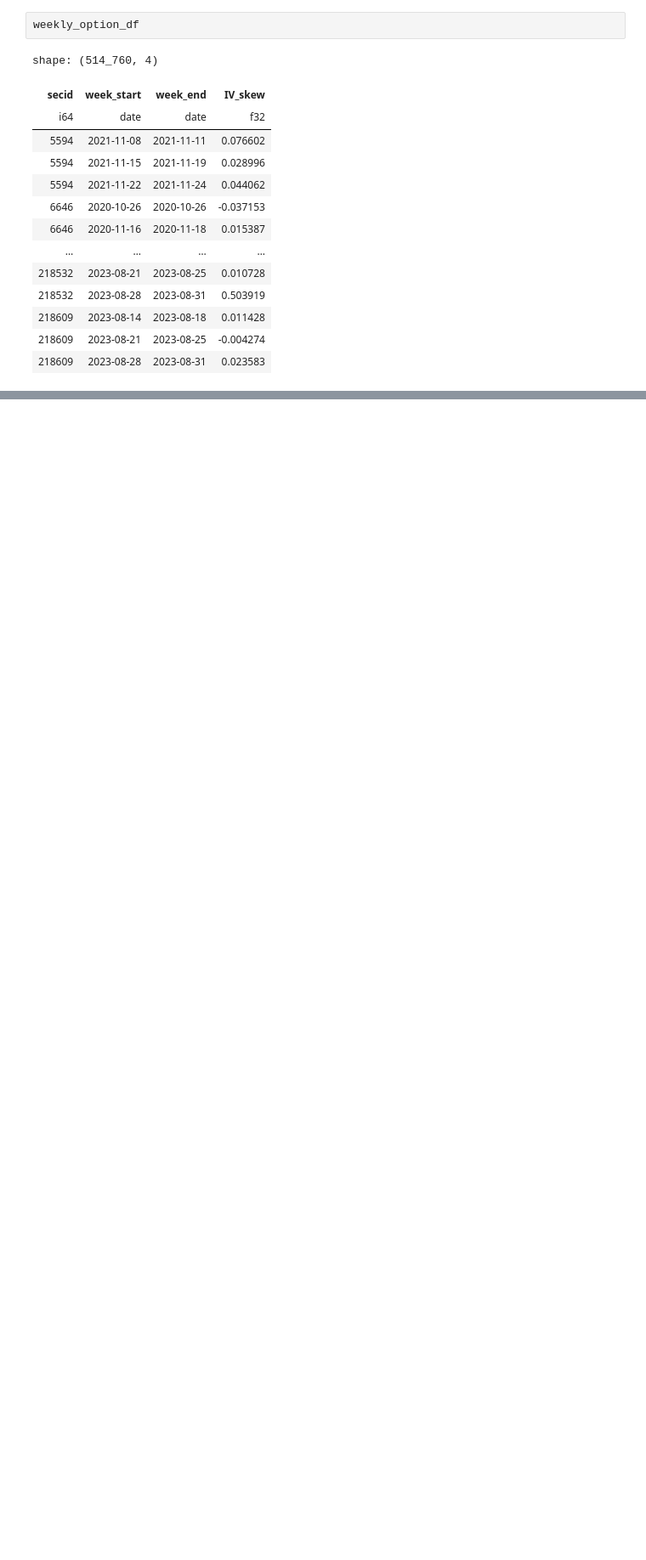
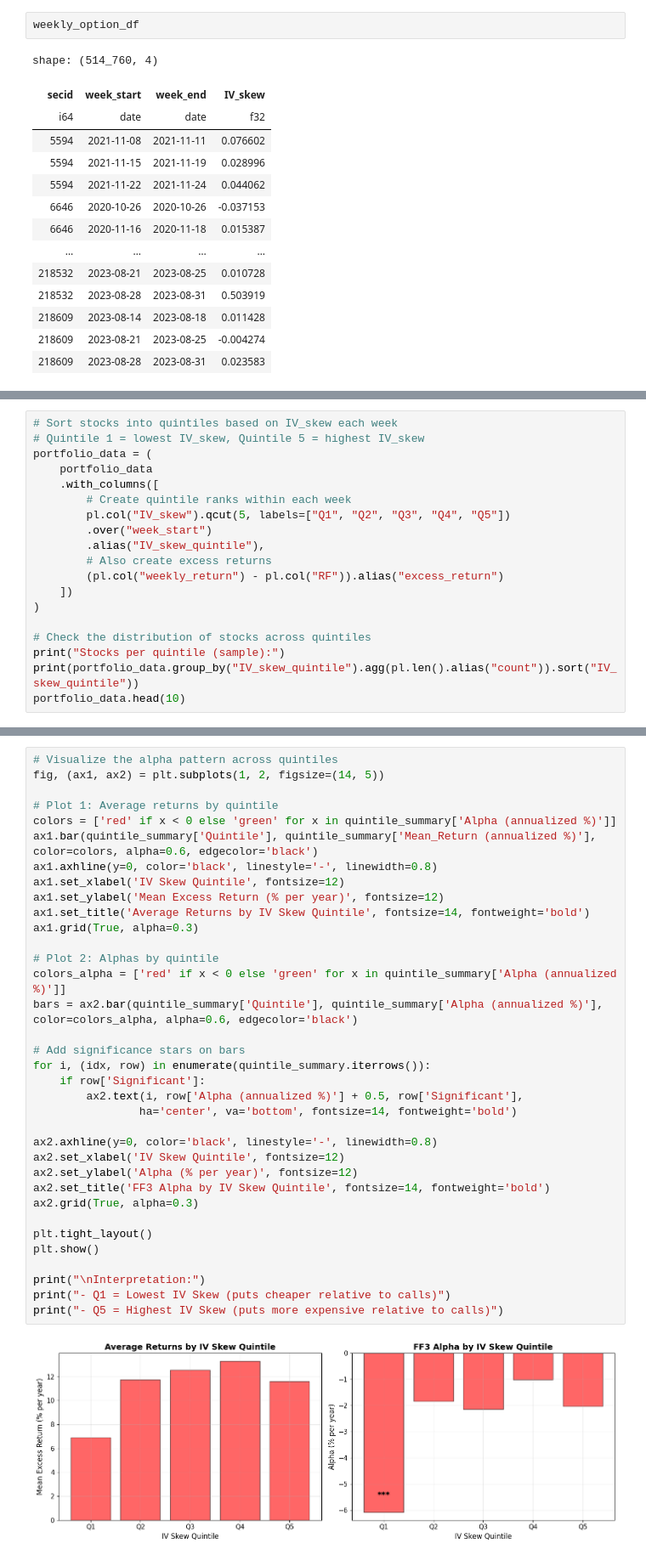
Before and after one commit to Nikhilesh-B/saturate_the_hypersphere, a Jupyter notebook: smile_smirks/analysis.ipynb, the cells around one changed output, grey strips where cells are left out. Shown at 85% size. Drawn from its saved outputs; the diff is of its cells as text; blank space fills up the shorter version.

```diff
--- a/smile_smirks/analysis.ipynb
+++ b/smile_smirks/analysis.ipynb
@@ -257,0 +522,19 @@ shape: (514_760, 4)
+# %%
+# Sort stocks into quintiles based on IV_skew each week
+# Quintile 1 = lowest IV_skew, Quintile 5 = highest IV_skew
+portfolio_data = (
+    portfolio_data
+    .with_columns([
+        # Create quintile ranks within each week
+        pl.col("IV_skew").qcut(5, labels=["Q1", "Q2", "Q3", "Q4", "Q5"])
+        .over("week_start")
+        .alias("IV_skew_quintile"),
+        # Also create excess returns
+        (pl.col("weekly_return") - pl.col("RF")).alias("excess_return")
+    ])
+)
+
+# Check the distribution of stocks across quintiles
+print("Stocks per quintile (sample):")
+print(portfolio_data.group_by("IV_skew_quintile").agg(pl.len().alias("count")).sort("IV_skew_quintile"))
+portfolio_data.head(10)
@@ -257,0 +752,37 @@ shape: (514_760, 4)
+# %%
+# Visualize the alpha pattern across quintiles
+fig, (ax1, ax2) = plt.subplots(1, 2, figsize=(14, 5))
+
+# Plot 1: Average returns by quintile
+colors = ['red' if x < 0 else 'green' for x in quintile_summary['Alpha (annualized %)']]
+ax1.bar(quintile_summary['Quintile'], quintile_summary['Mean_Return (annualized %)'], color=colors, alpha=0.6, edgecolor='black')
+ax1.axhline(y=0, color='black', linestyle='-', linewidth=0.8)
+ax1.set_xlabel('IV Skew Quintile', fontsize=12)
+ax1.set_ylabel('Mean Excess Return (% per year)', fontsize=12)
+ax1.set_title('Average Returns by IV Skew Quintile', fontsize=14, fontweight='bold')
+ax1.grid(True, alpha=0.3)
+
+# Plot 2: Alphas by quintile
+colors_alpha = ['red' if x < 0 else 'green' for x in quintile_summary['Alpha (annualized %)']]
+bars = ax2.bar(quintile_summary['Quintile'], quintile_summary['Alpha (annualized %)'], color=colors_alpha, alpha=0.6, edgecolor='black')
+
+# Add significance stars on bars
+for i, (idx, row) in enumerate(quintile_summary.iterrows()):
+    if row['Significant']:
+        ax2.text(i, row['Alpha (annualized %)'] + 0.5, row['Significant'],
+                ha='center', va='bottom', fontsize=14, fontweight='bold')
+
+ax2.axhline(y=0, color='black', linestyle='-', linewidth=0.8)
+ax2.set_xlabel('IV Skew Quintile', fontsize=12)
+ax2.set_ylabel('Alpha (% per year)', fontsize=12)
+ax2.set_title('FF3 Alpha by IV Skew Quintile', fontsize=14, fontweight='bold')
+ax2.grid(True, alpha=0.3)
+
+plt.tight_layout()
+plt.show()
+
+print("\nInterpretation:")
+print("- Q1 = Lowest IV Skew (puts cheaper relative to calls)")
+print("- Q5 = Highest IV Skew (puts more expensive relative to calls)")
+# %% [output]
+[figure, added]
```
Also changed, not shown: parts of 36 cells of this notebook, 1 other file.
